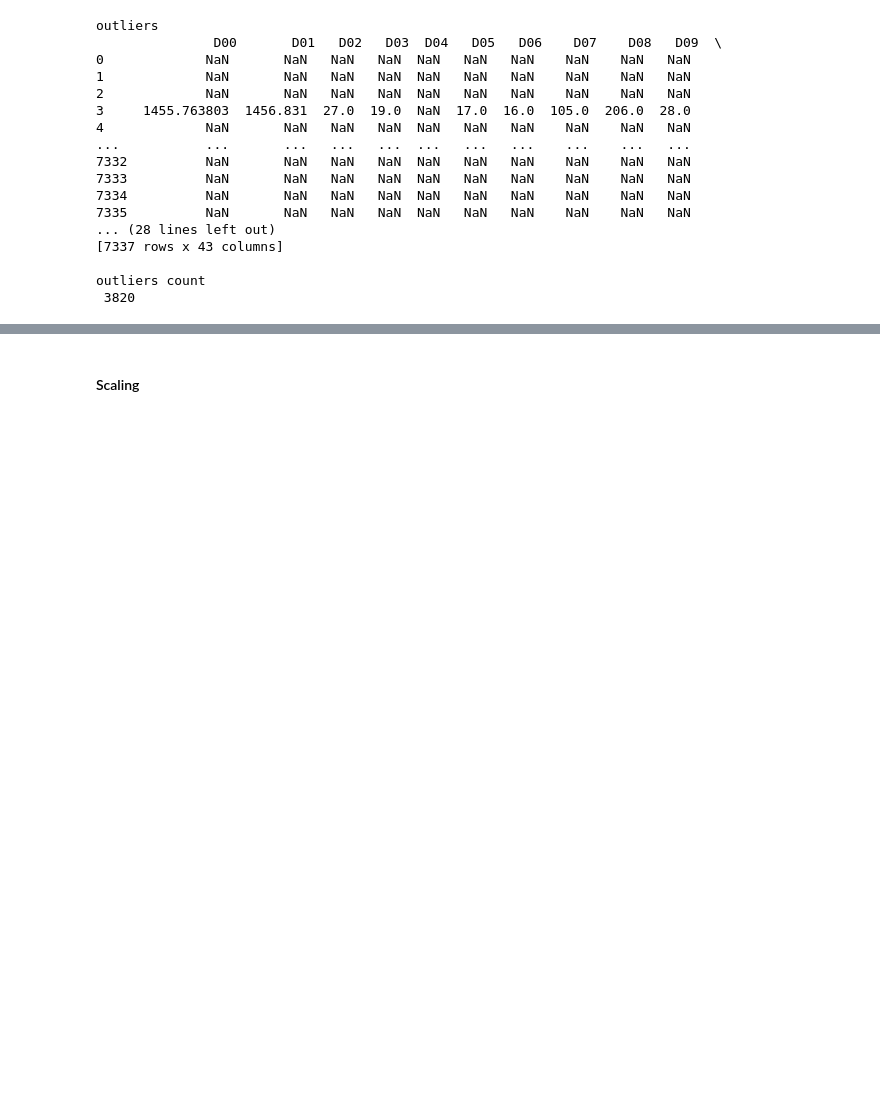
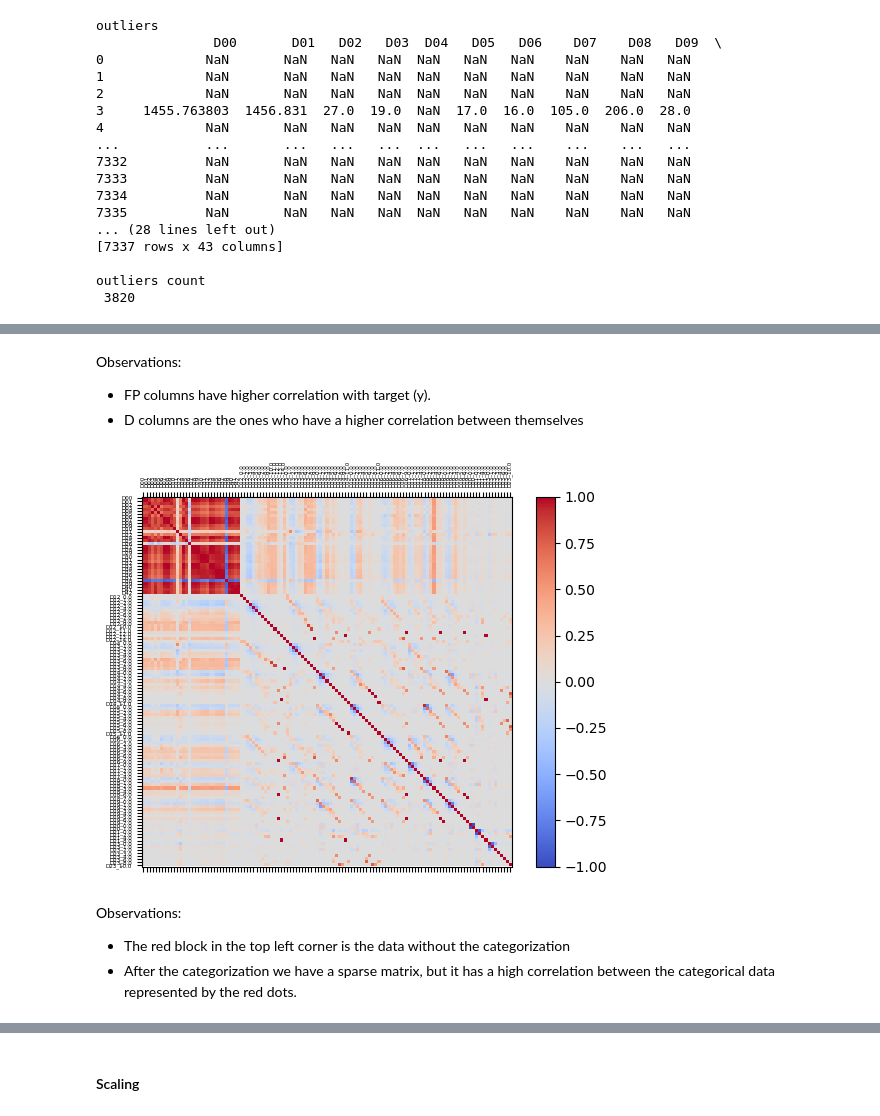
Before and after one commit to bodeborder/fcul-machine-learning, a Jupyter notebook: 3trabalho/AA_3rd_HomeAssignment_G33.ipynb, the cells around one changed output, grey strips where cells are left out. Saved outputs shown, nothing was run; the diff lists cells and outputs as text; code cells hidden in the pictures; blank space fills up the shorter version.

Commit message:
Correlations done

```diff
--- a/3trabalho/AA_3rd_HomeAssignment_G33.ipynb
+++ b/3trabalho/AA_3rd_HomeAssignment_G33.ipynb
@@ -214,13 +359,29 @@ outliers count
 # %%
-# joining the x_train dataframe with the y_train dataframe
-df = pd.concat([df_y_train, df_X_train_D], axis = 1)
-df.rename(columns = { 0 :'Target'}, inplace=True) # renaming the y_train column
+#Draws a correlation matrix
+def draw_correlation_matrix (corr,cols):
+    fig = plt.figure()
+    ax = fig.add_subplot(111)
+    cax = ax.matshow(corr,cmap='coolwarm', vmin=-1, vmax=1)
+    fig.colorbar(cax)
+    ticks = np.arange(0,len(cols),1)
+    ax.set_xticks(ticks)
+    plt.xticks(rotation=90)
+    ax.set_yticks(ticks)
+    ax.set_xticklabels(cols, fontsize=4)
+    ax.set_yticklabels(cols, fontsize=4)
+    plt.show()
 
-#creates a matrix of correlations
-corr_matrix = df.corr()
-#how much each attribute correlates with the target variable value, the lower the value the least relevant the feature is
-print("\nCorrelations Matrix\n")
-print(corr_matrix['Target'].sort_values(ascending=False))#to present all columns their type cannot be object so we must convert it to float
 
-#plot to present the correlation between the 2 most correlated features with target variable
-#sns.pairplot(df, vars=['D32', 'D38'], hue='Target')
+# Return correlation matrix
+def corr_target(d_X_train,d_y_train,n_corr):
+    # joining the x_train dataframe with the y_train dataframe
+    df = pd.concat([d_y_train, d_X_train], axis = 1)
+    df.rename(columns = { 0 :'Target'}, inplace=True) # renaming the y_train column
+
+    #creates a matrix of correlations
+    corr_matrix = df.corr()
+    #how much each attribute correlates with the target variable value, the lower the value the least relevant the feature is
+    print("\nCorrelations Matrix\n")
+    df_corr = corr_matrix['Target'].sort_values(ascending=False)
+    print_full(df_corr,n_corr)
+    return corr_matrix
@@ -244,0 +440,16 @@ Name: Target, dtype: float64
+# %% [markdown]
+Observations:
+* FP columns have higher correlation with target (y).
+* D columns are the ones who have a higher correlation between themselves
+# %%
+# Draws a correlation matrix between D pairs (43 columns)
+
+#How much each attribute correlates with each other
+corr_matrix_Ds = df_X_train_D.corr()
+draw_correlation_matrix (corr_matrix_Ds, df_X_train_D.columns)
+# %% [output]
+[figure, added]
+# %% [markdown]
+Observations:
+* The red block in the top left corner is the data without the categorization
+* After the categorization we have a sparse matrix, but it has a high correlation between the categorical data represented by the red dots.
```
Also changed, not shown: parts of 35 cells of this notebook.
